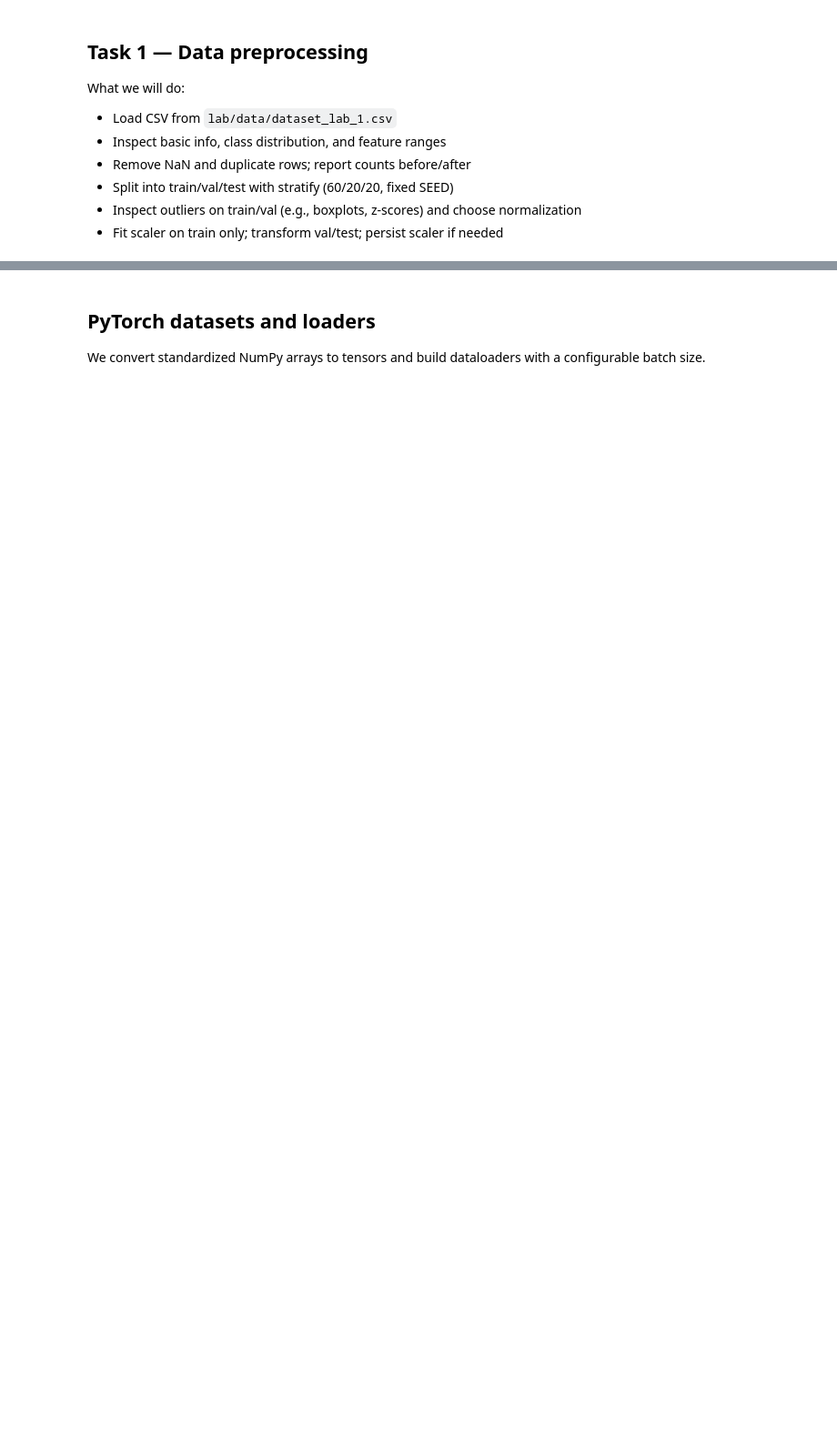
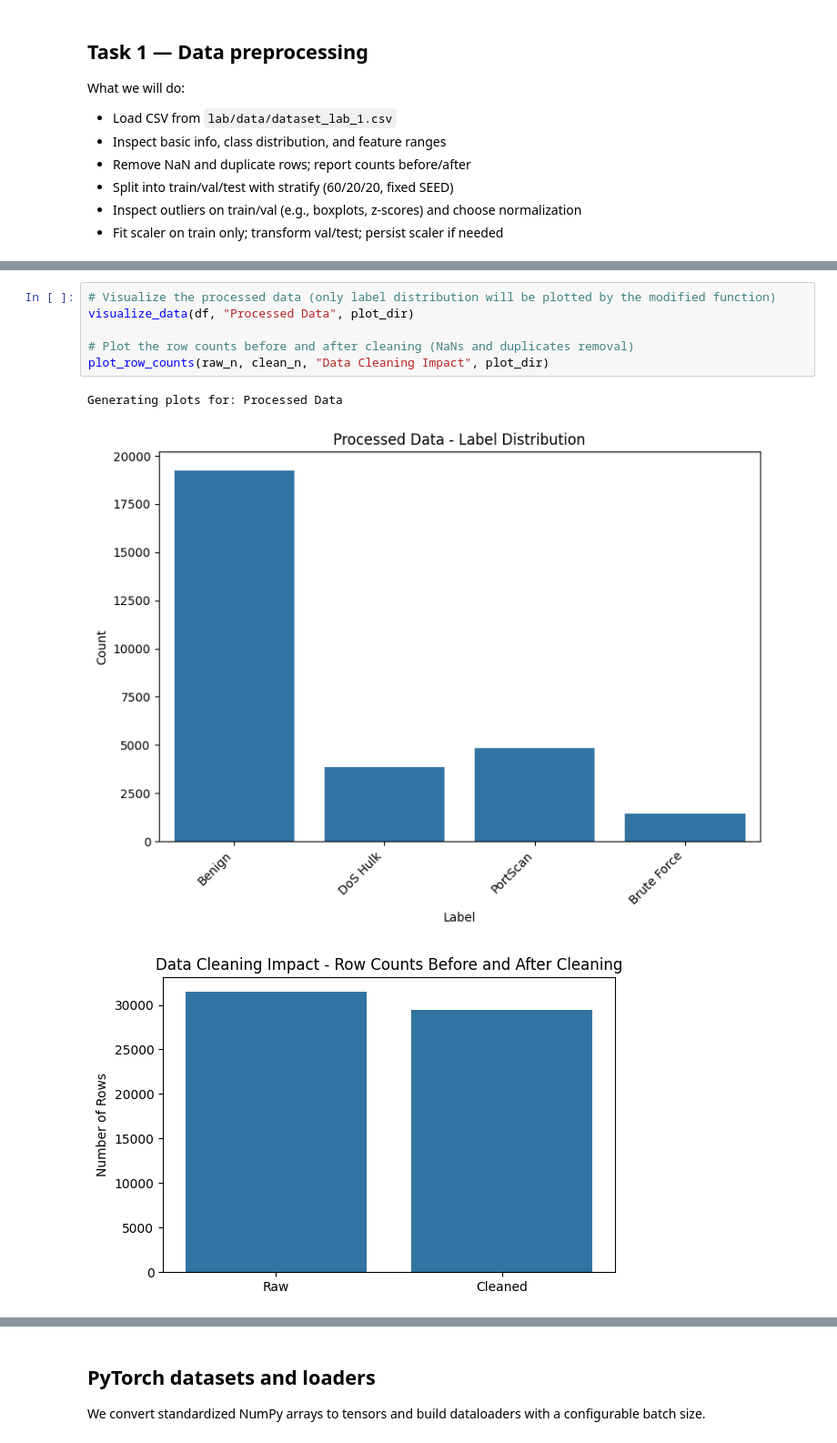
Before and after one commit to AImSecure/Laboratory1, a Jupyter notebook: lab/notebooks/Lab1_FFNN.ipynb, the cells around one changed output, grey strips where cells are left out. Shown at 91% size. Drawn from its saved outputs; the diff is of its cells as text; blank space fills up the shorter version.

```diff
--- a/lab/notebooks/Lab1_FFNN.ipynb
+++ b/lab/notebooks/Lab1_FFNN.ipynb
@@ -72,0 +238,10 @@ What we will do:
+# %%
+# Visualize the processed data (only label distribution will be plotted by the modified function)
+visualize_data(df, "Processed Data", plot_dir)
+
+# Plot the row counts before and after cleaning (NaNs and duplicates removal)
+plot_row_counts(raw_n, clean_n, "Data Cleaning Impact", plot_dir)
+# %% [output]
+Generating plots for: Processed Data
+[figure, added]
+[figure, added]
```
Also changed, not shown: parts of 18 cells of this notebook.
